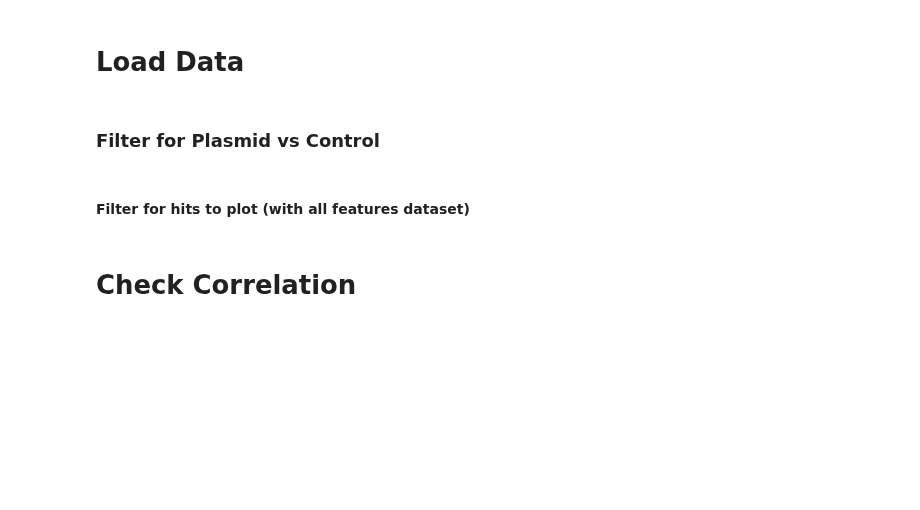
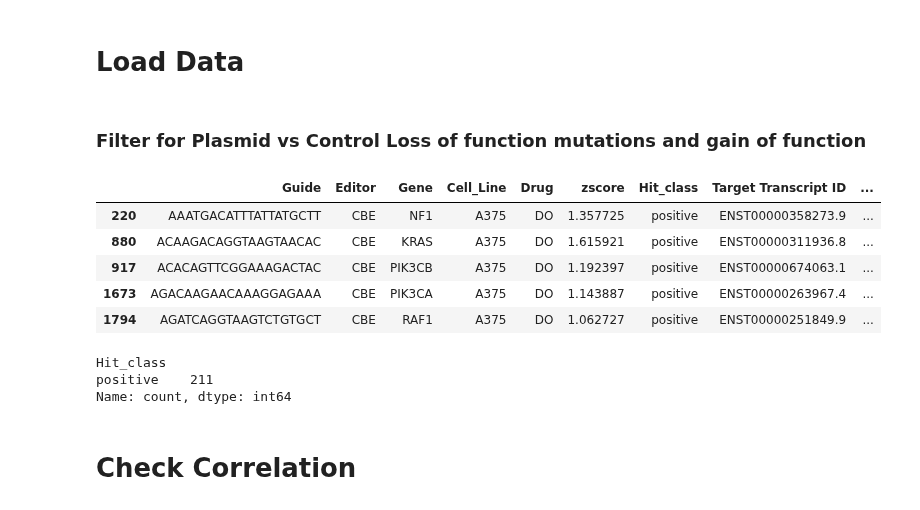
Before and after one commit to QuantitativeBiology/BECancerResistome, a Jupyter notebook: BECancerResistome/VEP/VEP_explorer.ipynb, the cells around one changed output. Drawn from its saved outputs; the diff is of its cells as text; code cells hidden in the pictures; blank space fills up the shorter version.

```diff
--- a/BECancerResistome/VEP/VEP_explorer.ipynb
+++ b/BECancerResistome/VEP/VEP_explorer.ipynb
@@ -15,9 +15,10 @@ pd.set_option('display.max_columns', None)
 # %%
 zscores_plasmid_unambiguous_VEPannotated = pd.read_csv("data/6_VEP/zscores-unambiguous-VEPannotated-processed-plasmid.csv")
 zscores_plasmid_unambiguous_VEPannotated_all_features =pd.read_csv("data/6_VEP/zscores-unambiguous-VEPannotated-plasmid.csv")
+annotated_control_vs_plasmid_EG = pd.read_csv("data/6_VEP/zscores-unambiguous-VEPannotated-processed-plasmid-vs-control-EG.csv")
 # %%
 zscores_plasmid_unambiguous_VEPannotated.head()
 # %%
 zscores_plasmid_unambiguous_VEPannotated_all_features.head()
 # %% [markdown]
-### Filter for Plasmid vs Control
+### Filter for Plasmid vs Control Loss of function mutations and gain of function
@@ -30,2 +29,12 @@ zscores_plasmid_vs_control_annotated = zscores_plasmid_unambiguous_VEPannotated[
+# %%
+#Filter for positive hits
+gof_df = annotated_control_vs_plasmid_EG[(annotated_control_vs_plasmid_EG['Hit_class'] == 'positive')].copy()
 # %%
-zscores_plasmid_vs_control_annotated.head()
+gof_df.head()
+# %% [output]
+|  | Guide | Editor | Gene | Cell_Line | Drug | zscore | Hit_class | Target Transcript ID | ... |
+| 220 | AAATGACATTTATTATGCTT | CBE | NF1 | A375 | DO | 1.357725 | positive | ENST00000358273.9 | ... |
+| 880 | ACAAGACAGGTAAGTAACAC | CBE | KRAS | A375 | DO | 1.615921 | positive | ENST00000311936.8 | ... |
+| 917 | ACACAGTTCGGAAAGACTAC | CBE | PIK3CB | A375 | DO | 1.192397 | positive | ENST00000674063.1 | ... |
+| 1673 | AGACAAGAACAAAGGAGAAA | CBE | PIK3CA | A375 | DO | 1.143887 | positive | ENST00000263967.4 | ... |
+| 1794 | AGATCAGGTAAGTCTGTGCT | CBE | RAF1 | A375 | DO | 1.062727 | positive | ENST00000251849.9 | ... |
@@ -34,4 +41,6 @@ zscores_plasmid_vs_control_annotated['Cell_Line'].value_counts()
 # %%
-zscores_plasmid_vs_control_annotated['Hit_class'].value_counts()
+gof_df['Hit_class'].value_counts()
+# %% [output]
+Hit_class
+positive    211
+Name: count, dtype: int64
-# %% [markdown]
-#### Filter for hits to plot (with all features dataset)
```
Also changed, not shown: parts of 11 cells of this notebook, 6 other files.
